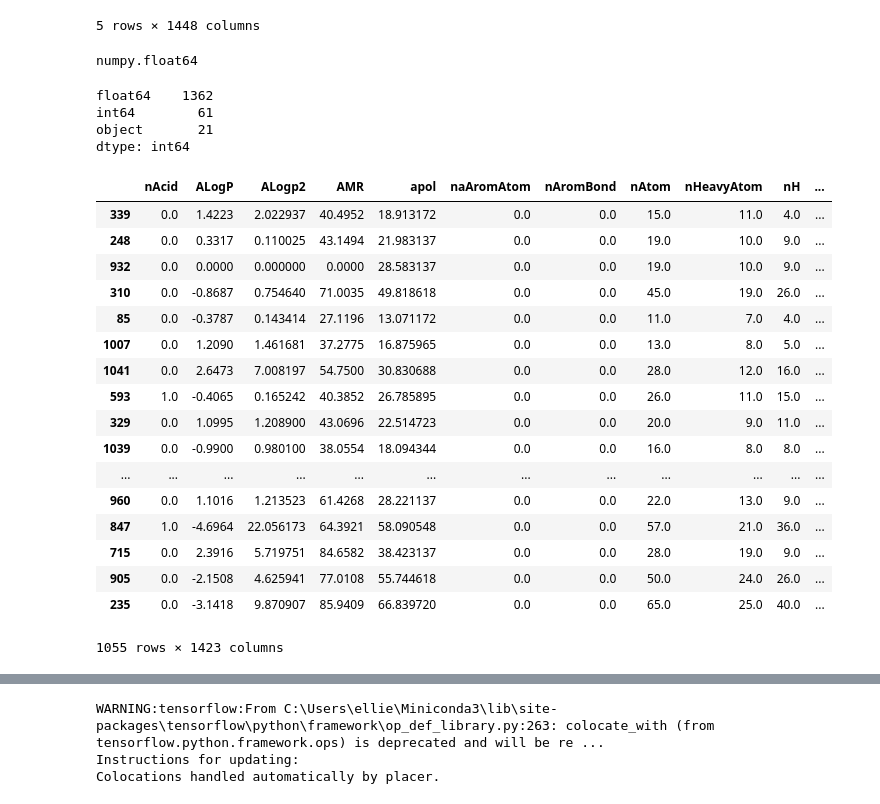
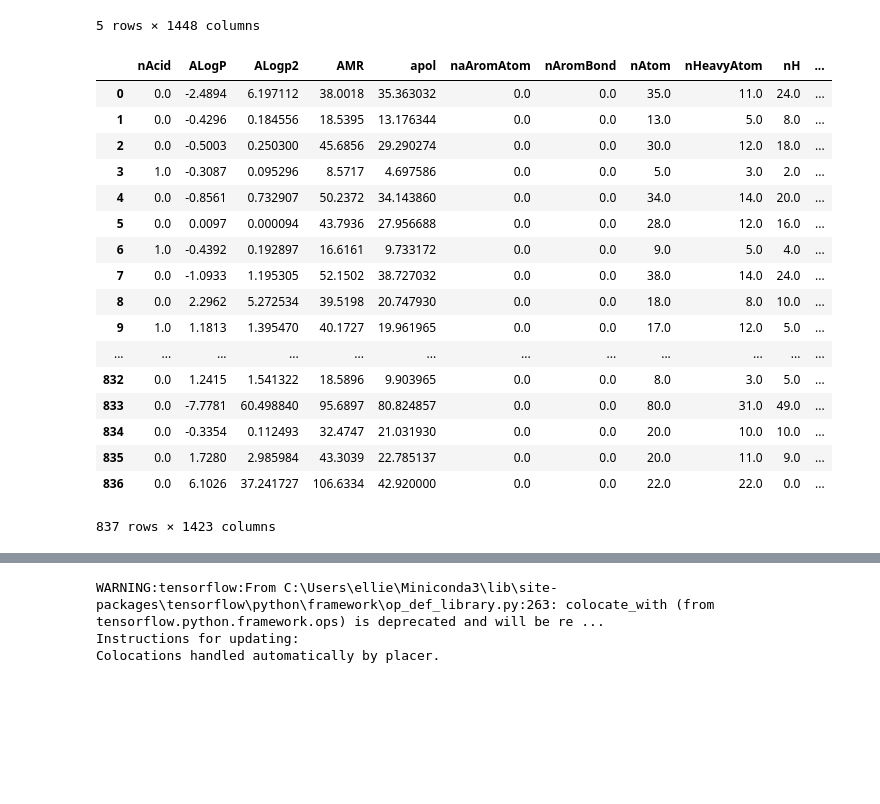
Before and after one commit to BeckResearchLab/homoGANize, a Jupyter notebook: notebooks/Neural Network.ipynb, the cells around one changed output, grey strips where cells are left out. Cells and saved outputs as stored; diff of their text form; code cells hidden in the pictures; blank space fills up the shorter version.

```diff
--- a/notebooks/Neural Network.ipynb
+++ b/notebooks/Neural Network.ipynb
@@ -25,40 +25,3 @@ biodeg.head()
 | 3 | 3 | OC=O | RB | Train | 1.0 | -0.3087 | 0.095296 | 8.5717 | 4.697586 | 0.0 | ... |
 | 4 | 4 | CCCCOCCOCCOC(C)=O | RB | Train | 0.0 | -0.8561 | 0.732907 | 50.2372 | 34.143860 | 0.0 | ... |
 5 rows × 1448 columns
-# %%
-biodeg = shuffle(biodeg, random_state=1)
-# %%
-type(biodeg.iloc[0, 5])
-# %% [output]
-numpy.float64
-# %%
-biodeg1 = biodeg.iloc[:,4:1449]
-biodeg1.dtypes.value_counts()
-# %% [output]
-float64    1362
-int64        61
-object       21
-dtype: int64
-# %%
-biodeg1.drop(biodeg1.select_dtypes(['object']), inplace=True, axis=1)
-biodeg1.dtypes.value_counts()
-biodeg1.astype(float)
-# %% [output]
-|  | nAcid | ALogP | ALogp2 | AMR | apol | naAromAtom | nAromBond | nAtom | nHeavyAtom | nH | ... |
-| 339 | 0.0 | 1.4223 | 2.022937 | 40.4952 | 18.913172 | 0.0 | 0.0 | 15.0 | 11.0 | 4.0 | ... |
-| 248 | 0.0 | 0.3317 | 0.110025 | 43.1494 | 21.983137 | 0.0 | 0.0 | 19.0 | 10.0 | 9.0 | ... |
-| 932 | 0.0 | 0.0000 | 0.000000 | 0.0000 | 28.583137 | 0.0 | 0.0 | 19.0 | 10.0 | 9.0 | ... |
-| 310 | 0.0 | -0.8687 | 0.754640 | 71.0035 | 49.818618 | 0.0 | 0.0 | 45.0 | 19.0 | 26.0 | ... |
-| 85 | 0.0 | -0.3787 | 0.143414 | 27.1196 | 13.071172 | 0.0 | 0.0 | 11.0 | 7.0 | 4.0 | ... |
-| 1007 | 0.0 | 1.2090 | 1.461681 | 37.2775 | 16.875965 | 0.0 | 0.0 | 13.0 | 8.0 | 5.0 | ... |
-| 1041 | 0.0 | 2.6473 | 7.008197 | 54.7500 | 30.830688 | 0.0 | 0.0 | 28.0 | 12.0 | 16.0 | ... |
-| 593 | 1.0 | -0.4065 | 0.165242 | 40.3852 | 26.785895 | 0.0 | 0.0 | 26.0 | 11.0 | 15.0 | ... |
-| 329 | 0.0 | 1.0995 | 1.208900 | 43.0696 | 22.514723 | 0.0 | 0.0 | 20.0 | 9.0 | 11.0 | ... |
-| 1039 | 0.0 | -0.9900 | 0.980100 | 38.0554 | 18.094344 | 0.0 | 0.0 | 16.0 | 8.0 | 8.0 | ... |
-| ... | ... | ... | ... | ... | ... | ... | ... | ... | ... | ... | ... |
-| 960 | 0.0 | 1.1016 | 1.213523 | 61.4268 | 28.221137 | 0.0 | 0.0 | 22.0 | 13.0 | 9.0 | ... |
-| 847 | 1.0 | -4.6964 | 22.056173 | 64.3921 | 58.090548 | 0.0 | 0.0 | 57.0 | 21.0 | 36.0 | ... |
-| 715 | 0.0 | 2.3916 | 5.719751 | 84.6582 | 38.423137 | 0.0 | 0.0 | 28.0 | 19.0 | 9.0 | ... |
-| 905 | 0.0 | -2.1508 | 4.625941 | 77.0108 | 55.744618 | 0.0 | 0.0 | 50.0 | 24.0 | 26.0 | ... |
-| 235 | 0.0 | -3.1418 | 9.870907 | 85.9409 | 66.839720 | 0.0 | 0.0 | 65.0 | 25.0 | 40.0 | ... |
-1055 rows × 1423 columns
@@ -64,0 +31,27 @@ biodeg1.astype(float)
+# %%
+train_x = biodeg[biodeg['Status'].str.contains('Train')]
+train_y = encode(train_x['Class'])
+
+# manipulate data type of x data to float
+train_x = train_x.iloc[:,4:1449]
+train_x.drop(train_x.select_dtypes(['object']), inplace=True, axis=1)
+train_x.astype(float)
+# %% [output]
+|  | nAcid | ALogP | ALogp2 | AMR | apol | naAromAtom | nAromBond | nAtom | nHeavyAtom | nH | ... |
+| 0 | 0.0 | -2.4894 | 6.197112 | 38.0018 | 35.363032 | 0.0 | 0.0 | 35.0 | 11.0 | 24.0 | ... |
+| 1 | 0.0 | -0.4296 | 0.184556 | 18.5395 | 13.176344 | 0.0 | 0.0 | 13.0 | 5.0 | 8.0 | ... |
+| 2 | 0.0 | -0.5003 | 0.250300 | 45.6856 | 29.290274 | 0.0 | 0.0 | 30.0 | 12.0 | 18.0 | ... |
+| 3 | 1.0 | -0.3087 | 0.095296 | 8.5717 | 4.697586 | 0.0 | 0.0 | 5.0 | 3.0 | 2.0 | ... |
+| 4 | 0.0 | -0.8561 | 0.732907 | 50.2372 | 34.143860 | 0.0 | 0.0 | 34.0 | 14.0 | 20.0 | ... |
+| 5 | 0.0 | 0.0097 | 0.000094 | 43.7936 | 27.956688 | 0.0 | 0.0 | 28.0 | 12.0 | 16.0 | ... |
+| 6 | 1.0 | -0.4392 | 0.192897 | 16.6161 | 9.733172 | 0.0 | 0.0 | 9.0 | 5.0 | 4.0 | ... |
+| 7 | 0.0 | -1.0933 | 1.195305 | 52.1502 | 38.727032 | 0.0 | 0.0 | 38.0 | 14.0 | 24.0 | ... |
+| 8 | 0.0 | 2.2962 | 5.272534 | 39.5198 | 20.747930 | 0.0 | 0.0 | 18.0 | 8.0 | 10.0 | ... |
+| 9 | 1.0 | 1.1813 | 1.395470 | 40.1727 | 19.961965 | 0.0 | 0.0 | 17.0 | 12.0 | 5.0 | ... |
+| ... | ... | ... | ... | ... | ... | ... | ... | ... | ... | ... | ... |
+| 832 | 0.0 | 1.2415 | 1.541322 | 18.5896 | 9.903965 | 0.0 | 0.0 | 8.0 | 3.0 | 5.0 | ... |
+| 833 | 0.0 | -7.7781 | 60.498840 | 95.6897 | 80.824857 | 0.0 | 0.0 | 80.0 | 31.0 | 49.0 | ... |
+| 834 | 0.0 | -0.3354 | 0.112493 | 32.4747 | 21.031930 | 0.0 | 0.0 | 20.0 | 10.0 | 10.0 | ... |
+| 835 | 0.0 | 1.7280 | 2.985984 | 43.3039 | 22.785137 | 0.0 | 0.0 | 20.0 | 11.0 | 9.0 | ... |
+| 836 | 0.0 | 6.1026 | 37.241727 | 106.6334 | 42.920000 | 0.0 | 0.0 | 22.0 | 22.0 | 0.0 | ... |
+837 rows × 1423 columns
```
Also changed, not shown: parts of 16 cells of this notebook, 2 other files.
